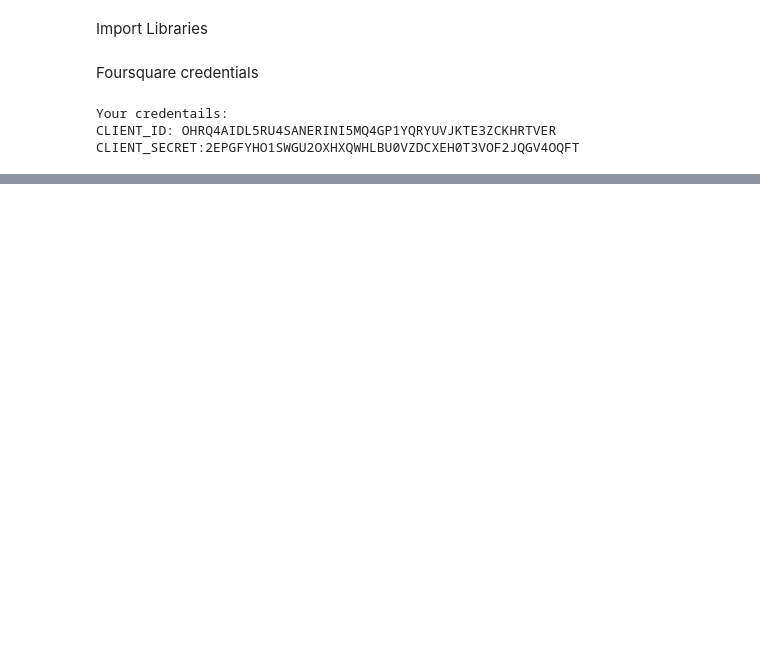
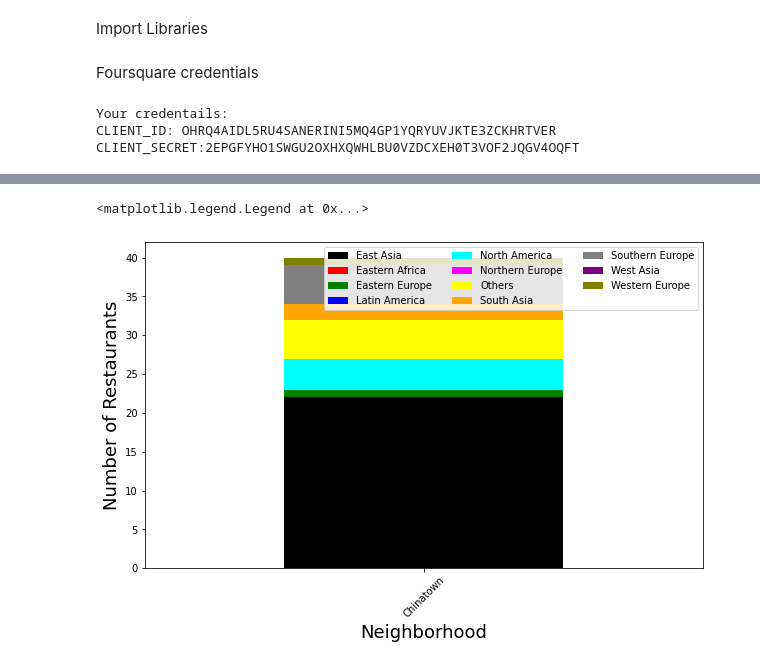
Before and after one commit to yjin1/Coursera_Capstone, a Jupyter notebook: The_Battle_of_Neighborhoods.ipynb, the cells around one changed output, grey strips where cells are left out. Drawn from its saved outputs; the diff is of its cells as text; code cells hidden in the pictures; blank space fills up the shorter version.

```diff
--- a/The_Battle_of_Neighborhoods.ipynb
+++ b/The_Battle_of_Neighborhoods.ipynb
@@ -440,0 +401,9 @@ df_LA_stat
+# %%
+SF_food_count2 = pd.get_dummies(SF_food[['Region']], prefix="", prefix_sep="")
+SF_food_count2['Neighborhood'] = SF_food['Neighborhood']
+
+fixed_columns = [SF_food_count2.columns[-1]] + list(SF_food_count2.columns[:-1])
+SF_food_count2 = SF_food_count2[fixed_columns]
+SF_food_groupedbyRegion = SF_food_count2.groupby('Neighborhood').sum().reset_index()
+
+SF_food_groupedbyRegion.head()
@@ -440,0 +500,11 @@ df_LA_stat
+# %%
+SF_group2 = SF_food_groupedbyRegion[SF_food_groupedbyRegion['Cluster Labels']==2]
+SF_group2 = SF_group2.drop('Cluster Labels',1)
+ax2 = SF_group2.plot.bar(x='Neighborhood', rot=0, stacked=True, figsize=(10,6), color=color_list)
+ax2.set_xlabel("Neighborhood", size=18)
+ax2.set_ylabel("Number of Restaurants", size=18)
+ax2.set_xticklabels(SF_group2['Neighborhood'],rotation=45)
+ax2.legend(loc='upper right', ncol=3)
+# %% [output]
+<matplotlib.legend.Legend at 0x...>
+[figure, added]
```
Also changed, not shown: parts of 120 cells of this notebook.
